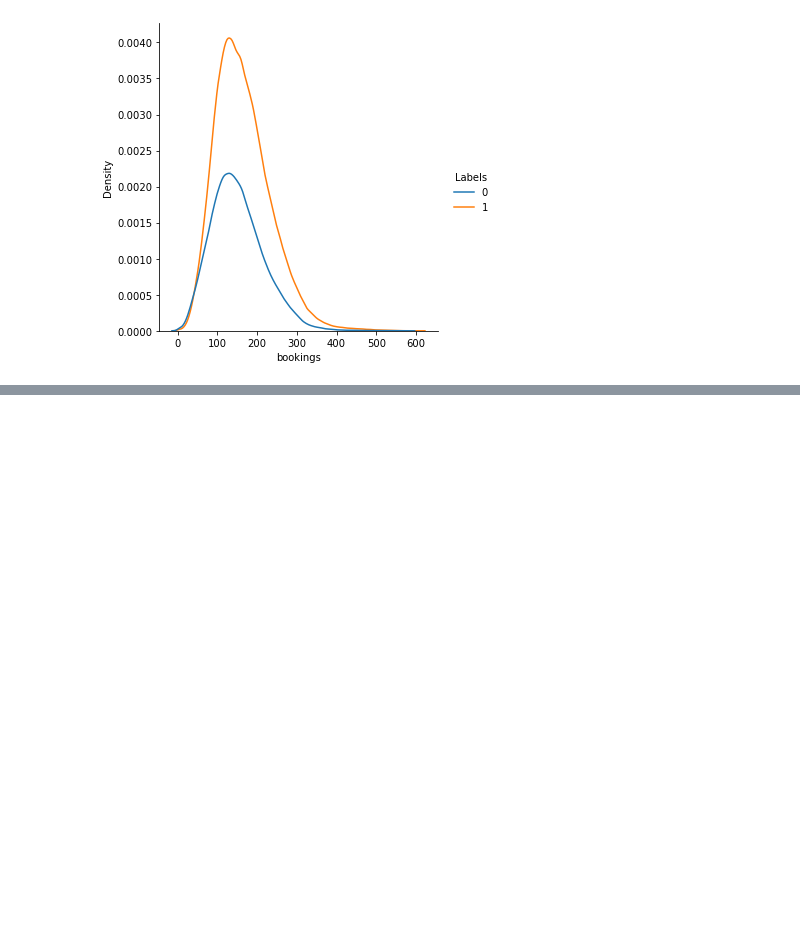
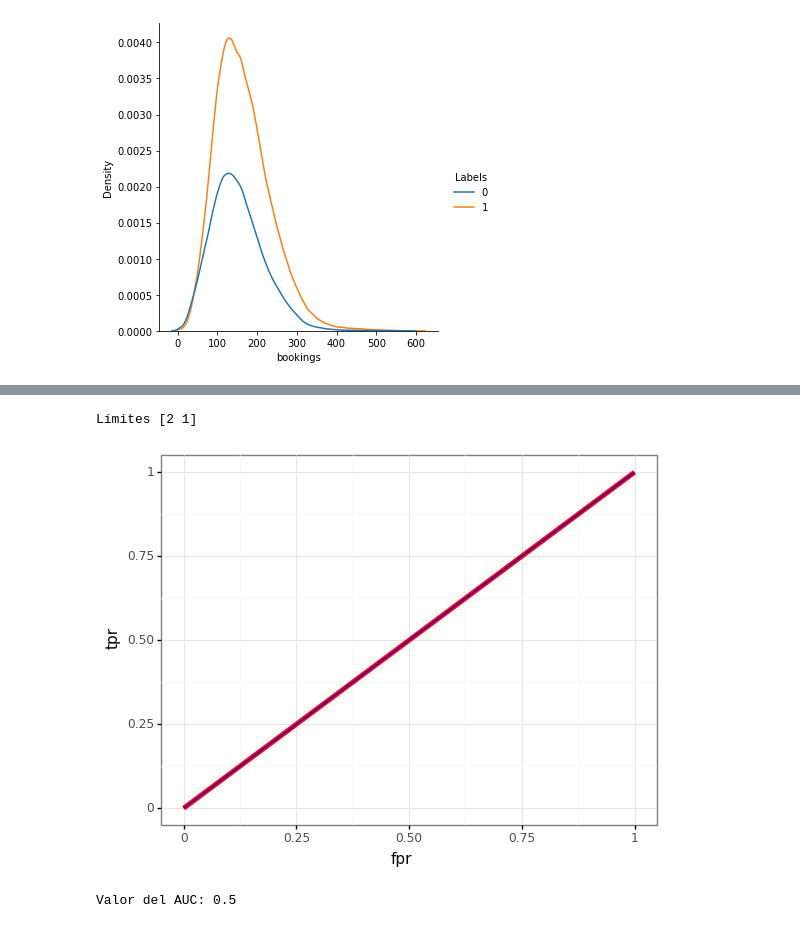
Before and after one commit to EBNoir/TICS411, a Jupyter notebook: Proyecto2/NaiveBayes.ipynb, the cells around one changed output, grey strips where cells are left out. Cells and saved outputs as stored; diff of their text form; code cells hidden in the pictures; blank space fills up the shorter version.

```diff
--- a/Proyecto2/NaiveBayes.ipynb
+++ b/Proyecto2/NaiveBayes.ipynb
@@ -310,0 +261,19 @@ for variable in range(18):
+# %%
+#Calculando los tpr and fpr
+from sklearn import metrics as mt
+fpr, tpr, thresholds = mt.roc_curve(y_test, resultado, pos_label = 1)
+print("Límites",thresholds)
+
+tempDF=pd.DataFrame(zip(fpr,tpr),columns=["fpr","tpr"])
+#Curva ROC
+print(ggplot(tempDF)+aes(x="fpr",y="tpr")+geom_line(color="red",size=2)+
+    annotate("segment",x=0,y=0,xend=1,yend=1,color="blue")+
+    theme_bw()
+)
+
+#Valor del AUC
+print("Valor del AUC:",mt.auc(fpr,tpr))
+# %% [output]
+Límites [2 1]
+[figure, added]
+Valor del AUC: 0.5
```
Also changed, not shown: parts of 10 cells of this notebook.
